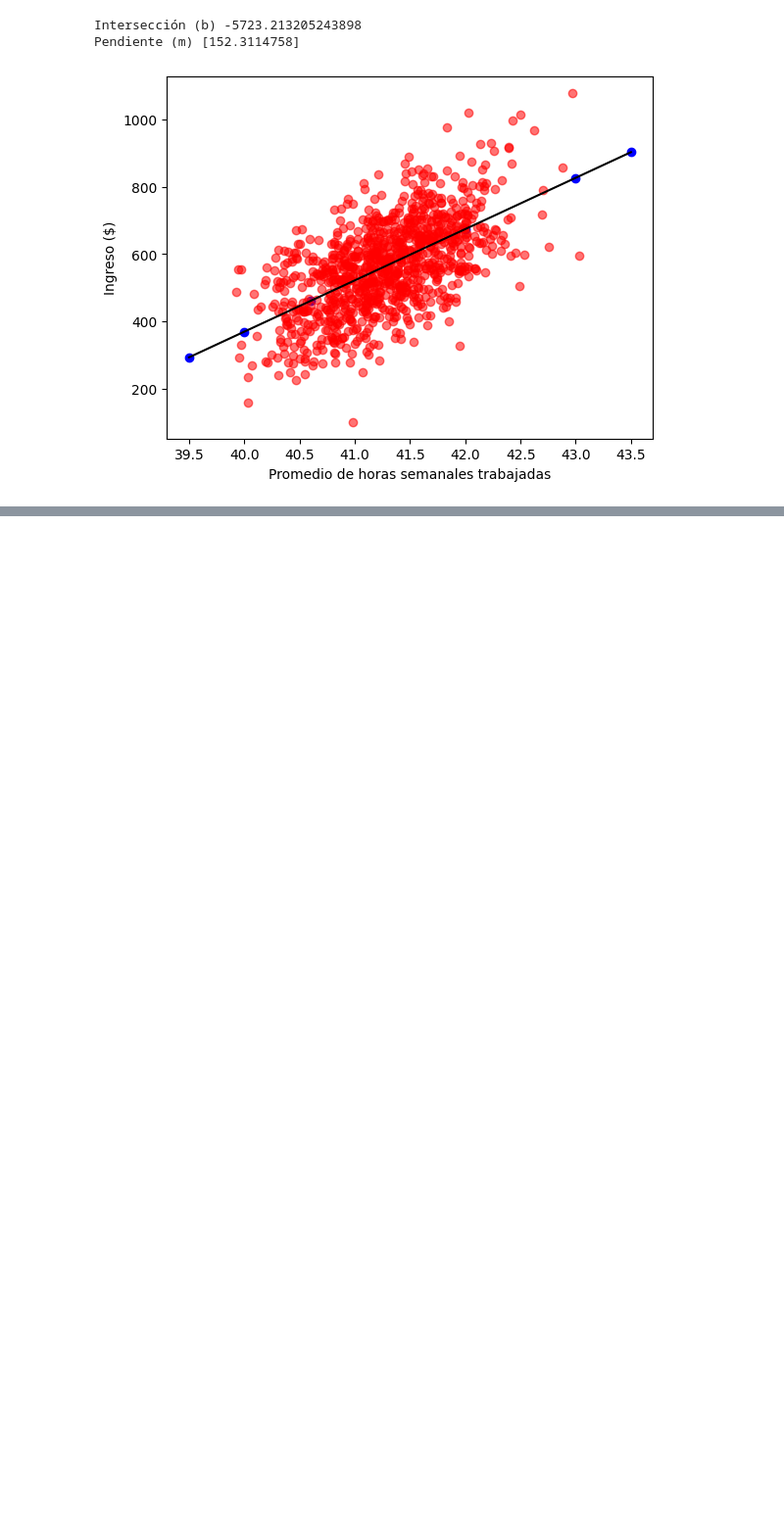
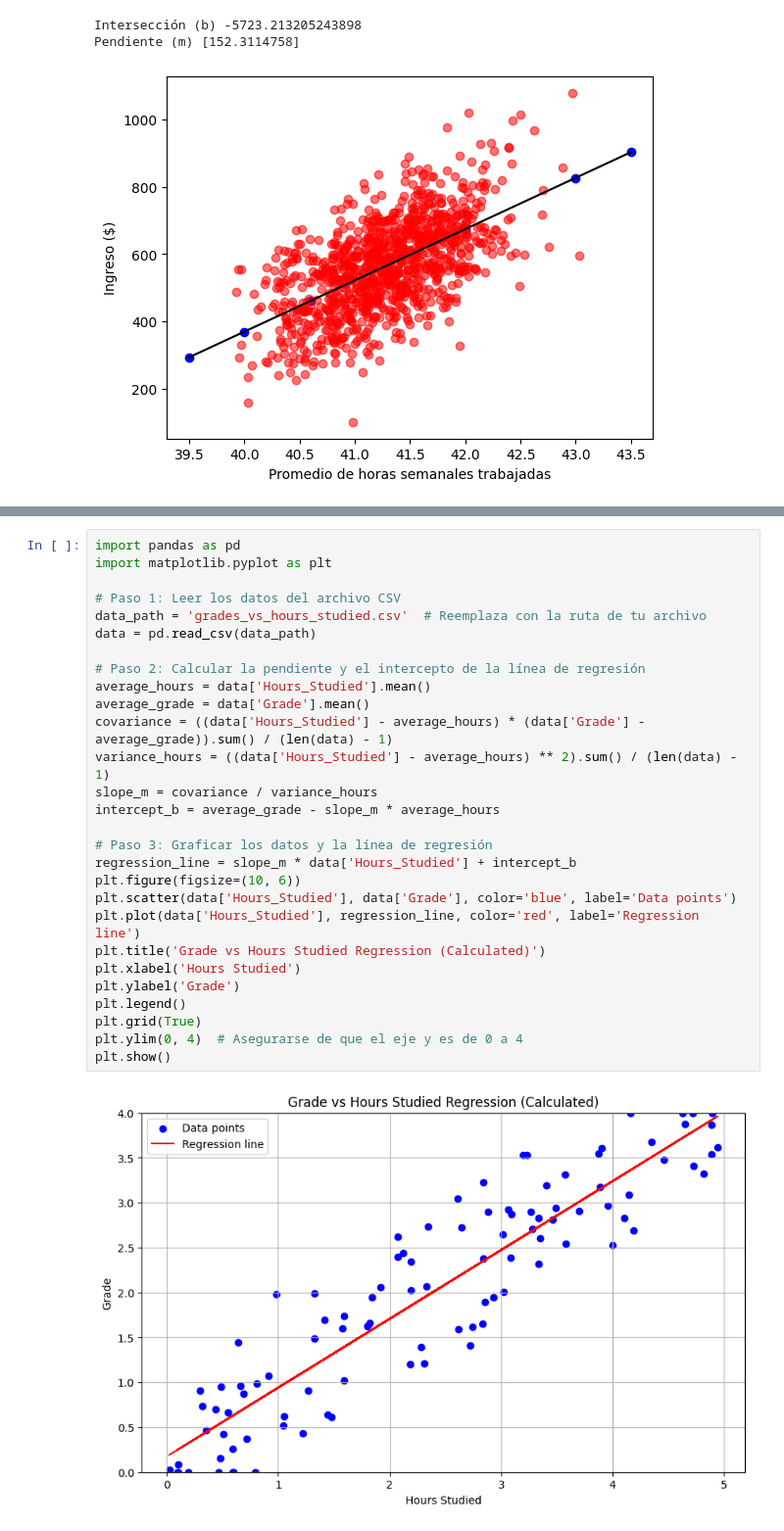
Before and after one commit to jserrataylor/cursoAI, a Jupyter notebook: Regresion_Lineal.ipynb, the cells around one changed output, grey strips where cells are left out. Shown at 98% size. Drawn from its saved outputs; the diff is of its cells as text; blank space fills up the shorter version.

```diff
--- a/Regresion_Lineal.ipynb
+++ b/Regresion_Lineal.ipynb
@@ -95,0 +251,30 @@ Pendiente (m) [152.3114758]
+# %%
+import pandas as pd
+import matplotlib.pyplot as plt
+
+# Paso 1: Leer los datos del archivo CSV
+data_path = 'grades_vs_hours_studied.csv'  # Reemplaza con la ruta de tu archivo
+data = pd.read_csv(data_path)
+
+# Paso 2: Calcular la pendiente y el intercepto de la línea de regresión
+average_hours = data['Hours_Studied'].mean()
+average_grade = data['Grade'].mean()
+covariance = ((data['Hours_Studied'] - average_hours) * (data['Grade'] - average_grade)).sum() / (len(data) - 1)
+variance_hours = ((data['Hours_Studied'] - average_hours) ** 2).sum() / (len(data) - 1)
+slope_m = covariance / variance_hours
+intercept_b = average_grade - slope_m * average_hours
+
+# Paso 3: Graficar los datos y la línea de regresión
+regression_line = slope_m * data['Hours_Studied'] + intercept_b
+plt.figure(figsize=(10, 6))
+plt.scatter(data['Hours_Studied'], data['Grade'], color='blue', label='Data points')
+plt.plot(data['Hours_Studied'], regression_line, color='red', label='Regression line')
+plt.title('Grade vs Hours Studied Regression (Calculated)')
+plt.xlabel('Hours Studied')
+plt.ylabel('Grade')
+plt.legend()
+plt.grid(True)
+plt.ylim(0, 4)  # Asegurarse de que el eje y es de 0 a 4
+plt.show()
+# %% [output]
+[figure, added]
```
Also changed, not shown: parts of 12 cells of this notebook.
